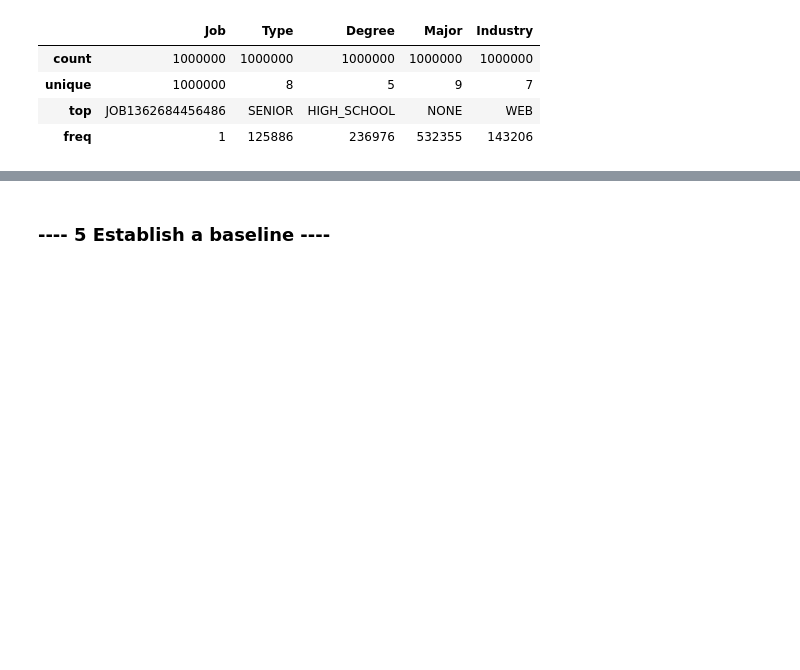
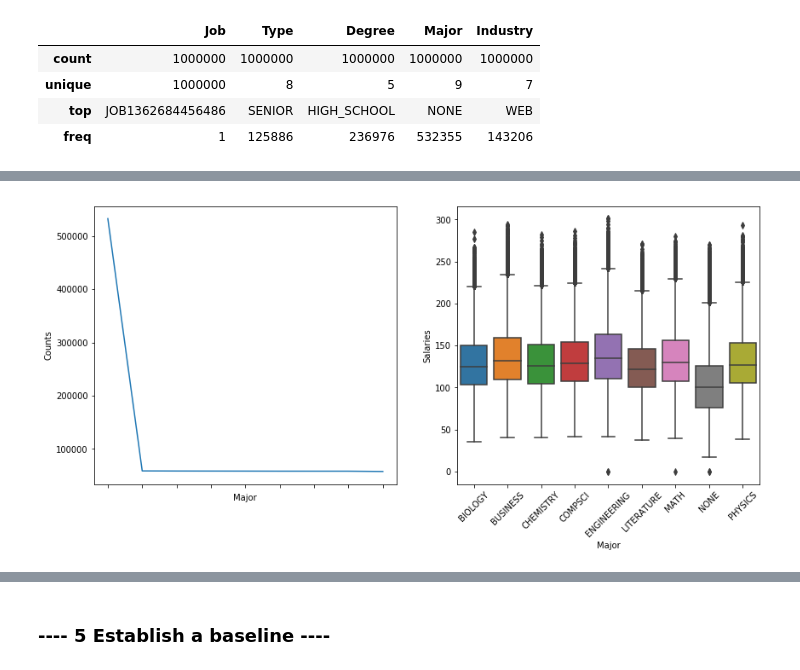
Before and after one commit to nomadskyler/SalaryProject, a Jupyter notebook: salaryportfolioproject.ipynb, the cells around one changed output, grey strips where cells are left out. Cells and saved outputs as stored; diff of their text form; code cells hidden in the pictures; blank space fills up the shorter version.

```diff
--- a/salaryportfolioproject.ipynb
+++ b/salaryportfolioproject.ipynb
@@ -357,0 +366,4 @@ train_df.describe(include = ['O'])
+# %%
+make_plots( train_df , 'Major' )
+# %% [output]
+[figure, added]
```
Also changed, not shown: parts of 3 cells of this notebook.
